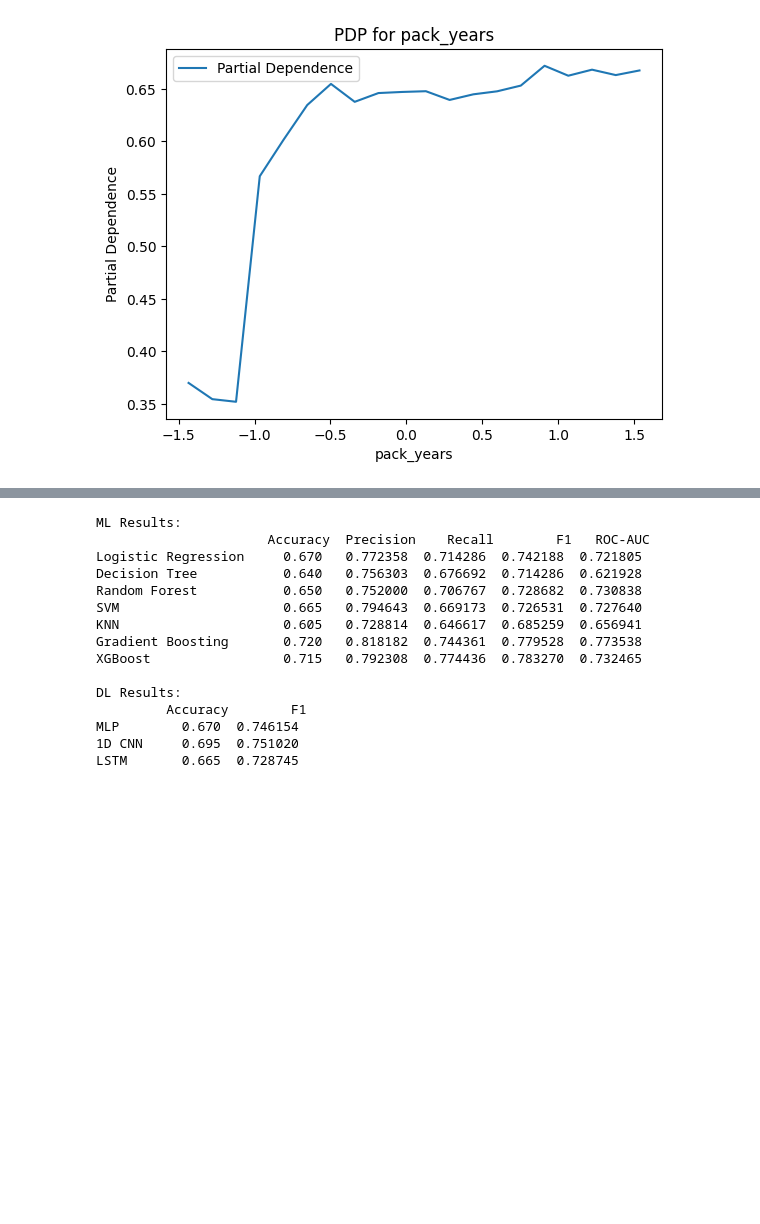
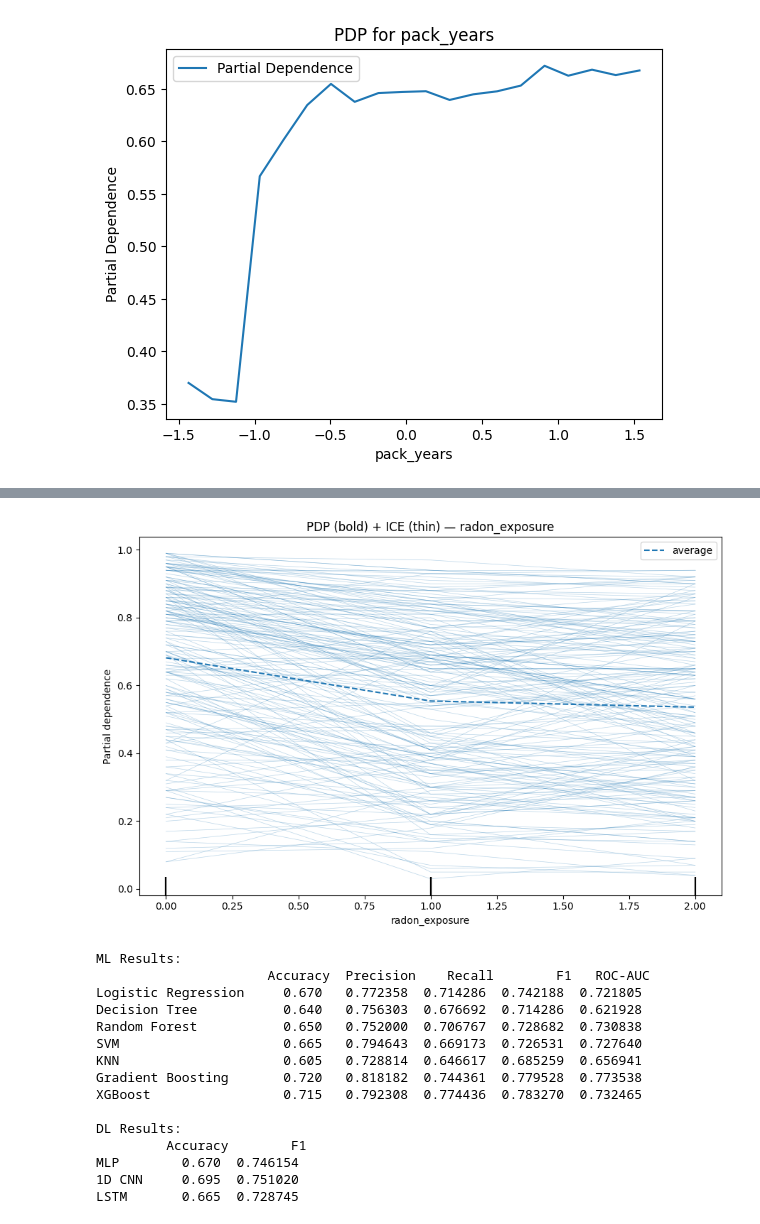
Before and after one commit to rupaas/Explainable-Ai, a Jupyter notebook: 2303A52417_XAI_A5.ipynb, the cells around one changed output, grey strips where cells are left out. Cells and saved outputs as stored; diff of their text form; code cells hidden in the pictures; blank space fills up the shorter version.

```diff
--- a/2303A52417_XAI_A5.ipynb
+++ b/2303A52417_XAI_A5.ipynb
@@ -317,3 +362,26 @@ Random Forest Feature Importances:
+# %%
+# sklearn approach: PDP + ICE together
+from sklearn.inspection import PartialDependenceDisplay
+import matplotlib.pyplot as plt
+
+features = ['radon_exposure']   # changed feature
+
+fig, ax = plt.subplots(figsize=(9, 6))
+PartialDependenceDisplay.from_estimator(
+    rf,                # fitted RandomForest
+    X=X_test,          # dataset to compute PDP/ICE on
+    features=features,
+    kind='both',       # PDP + ICE
+    subsample=200,     # sample for ICE (or None to use all rows)
+    grid_resolution=30,
+    n_jobs=1,
+    ax=ax
+)
+ax.set_title('PDP (bold) + ICE (thin) — radon_exposure')
+plt.tight_layout()
+plt.show()
+# %% [output]
+[figure, added]
 # %%
 # Part 6: Comparative Analysis
 print("\nML Results:\n", ml_results_df)
```
Also changed, not shown: parts of 2 cells of this notebook.
